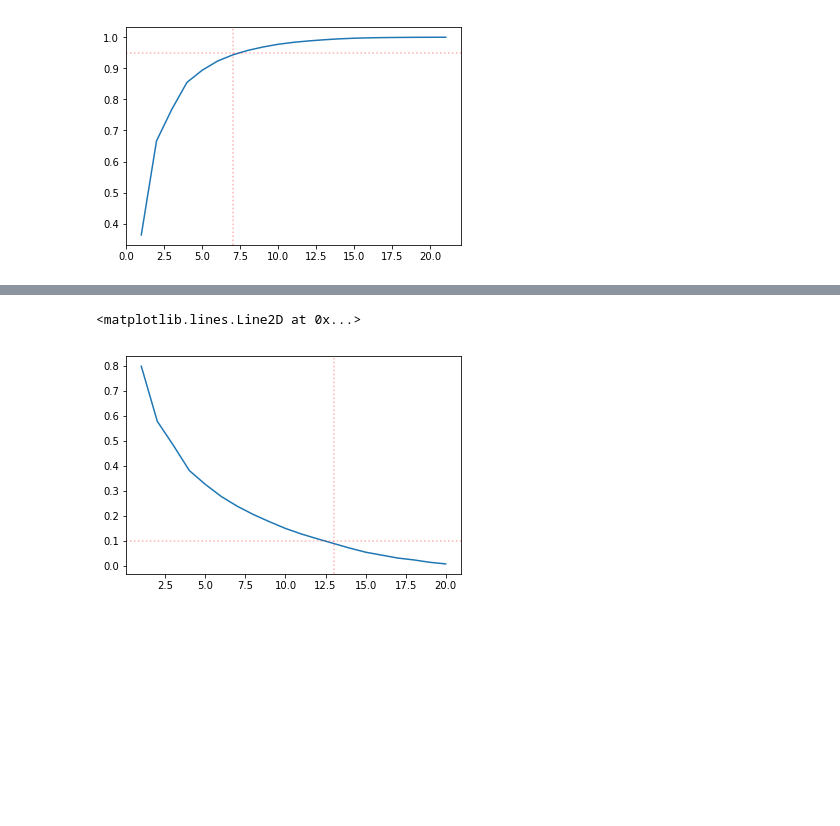
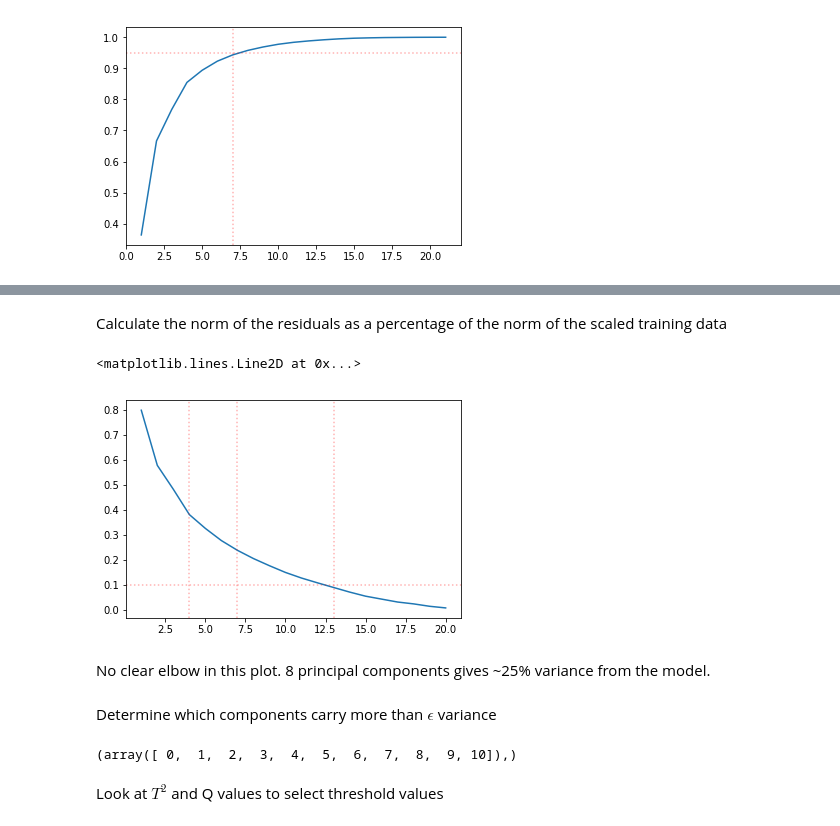
Before and after one commit to piovere/nucnotes, a Jupyter notebook: ne579/Homework/hw08/HW 08.ipynb, the cells around one changed output, grey strips where cells are left out. Drawn from its saved outputs; the diff is of its cells as text; code cells hidden in the pictures; blank space fills up the shorter version.

```diff
--- a/ne579/Homework/hw08/HW 08.ipynb
+++ b/ne579/Homework/hw08/HW 08.ipynb
@@ -77,3 +80,5 @@ np.sum(pca.explained_variance_ratio_[:5])
+# %% [markdown]
+Calculate the norm of the residuals as a percentage of the norm of the scaled training data
 # %%
 e = []
 for i in range(1, data.shape[1]):
@@ -84,7 +89,13 @@ for i in range(1, data.shape[1]):
 # %%
 plt.plot(range(1, data.shape[1]), e)
 plt.axhline(y=0.1, color='r', linestyle=':', alpha=0.3)
 plt.axvline(x=13, color='r', linestyle=':', alpha=0.3)
+plt.axvline(x=4, color='r', linestyle=':', alpha=0.3)
+plt.axvline(x=7, color='r', linestyle=':', alpha=0.3)
 # %% [output]
 <matplotlib.lines.Line2D at 0x...>
-[figure, old version]
+[figure, new version]
+# %% [markdown]
+No clear elbow in this plot. 8 principal components gives ~25% variance from the model.
+# %% [markdown]
+Determine which components carry more than $\epsilon$ variance
@@ -90,0 +104,6 @@ plt.axvline(x=13, color='r', linestyle=':', alpha=0.3)
+# %%
+np.where(pca.explained_variance_ratio_ > epsilon)
+# %% [output]
+(array([ 0,  1,  2,  3,  4,  5,  6,  7,  8,  9, 10]),)
+# %% [markdown]
+Look at $T^2$ and Q values to select threshold values
```
Also changed, not shown: parts of 14 cells of this notebook.
